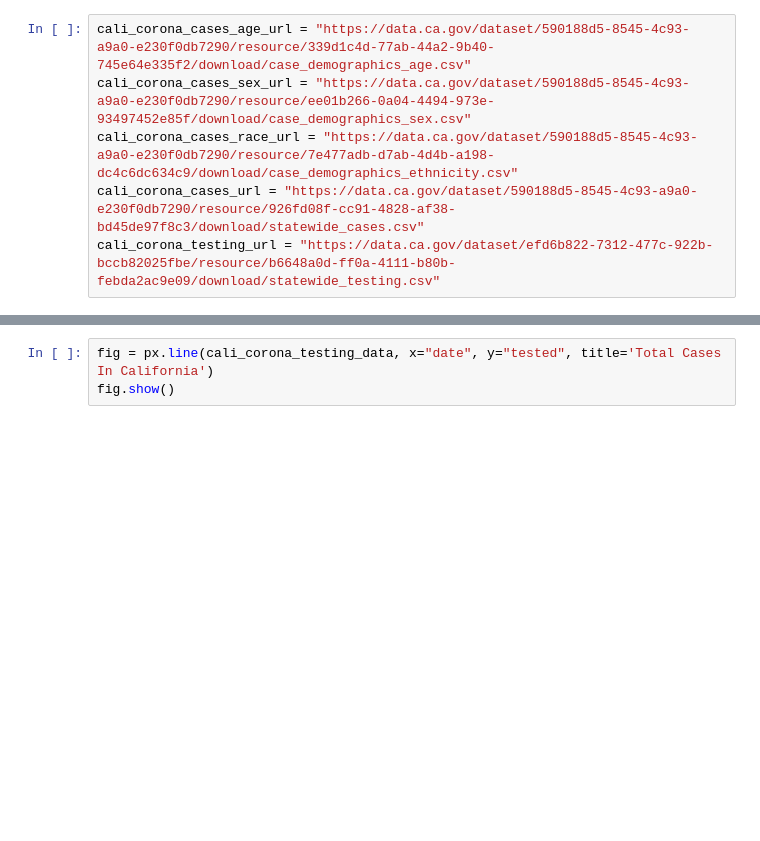
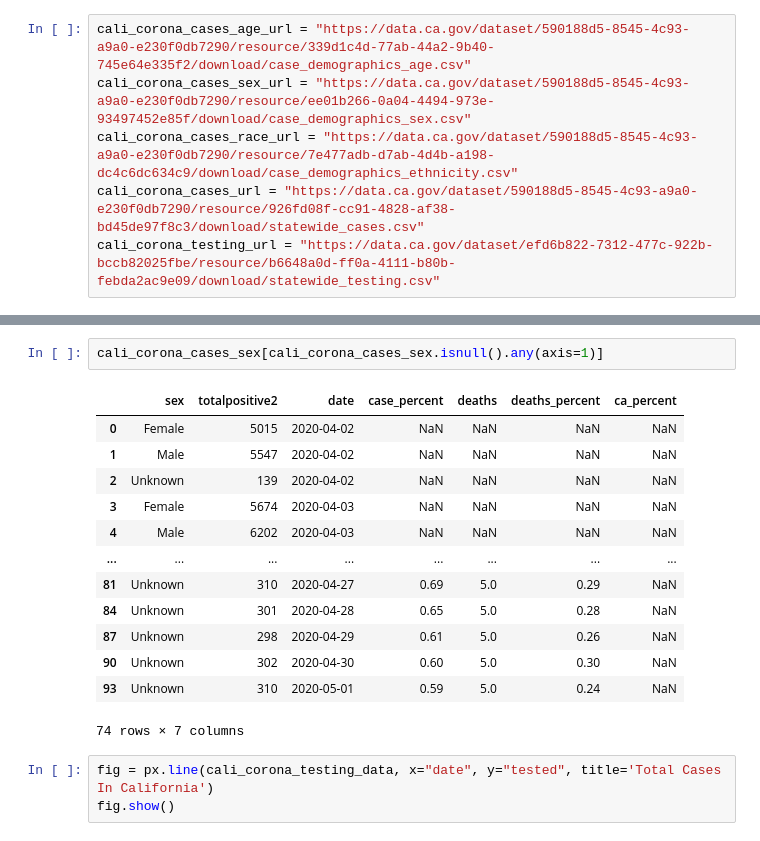
Before and after one commit to rohithravin/COVID-19-Dashboard, a Jupyter notebook: notebooks/Cali_Corona_Data_Exploration.ipynb, the cells around one changed output, grey strips where cells are left out. Saved outputs shown, nothing was run; the diff lists cells and outputs as text; blank space fills up the shorter version.

```diff
--- a/notebooks/Cali_Corona_Data_Exploration.ipynb
+++ b/notebooks/Cali_Corona_Data_Exploration.ipynb
@@ -26,3 +37,19 @@ cali_corona_testing_data.head()
+# %%
+cali_corona_cases_sex[cali_corona_cases_sex.isnull().any(axis=1)]
+# %% [output]
+|  | sex | totalpositive2 | date | case_percent | deaths | deaths_percent | ca_percent |
+| 0 | Female | 5015 | 2020-04-02 | NaN | NaN | NaN | NaN |
+| 1 | Male | 5547 | 2020-04-02 | NaN | NaN | NaN | NaN |
+| 2 | Unknown | 139 | 2020-04-02 | NaN | NaN | NaN | NaN |
+| 3 | Female | 5674 | 2020-04-03 | NaN | NaN | NaN | NaN |
+| 4 | Male | 6202 | 2020-04-03 | NaN | NaN | NaN | NaN |
+| ... | ... | ... | ... | ... | ... | ... | ... |
+| 81 | Unknown | 310 | 2020-04-27 | 0.69 | 5.0 | 0.29 | NaN |
+| 84 | Unknown | 301 | 2020-04-28 | 0.65 | 5.0 | 0.28 | NaN |
+| 87 | Unknown | 298 | 2020-04-29 | 0.61 | 5.0 | 0.26 | NaN |
+| 90 | Unknown | 302 | 2020-04-30 | 0.60 | 5.0 | 0.30 | NaN |
+| 93 | Unknown | 310 | 2020-05-01 | 0.59 | 5.0 | 0.24 | NaN |
+74 rows × 7 columns
 # %%
 fig = px.line(cali_corona_testing_data, x="date", y="tested", title='Total Cases In California')
 fig.show()
```
Also changed, not shown: parts of 4 cells of this notebook, 3 other files.
